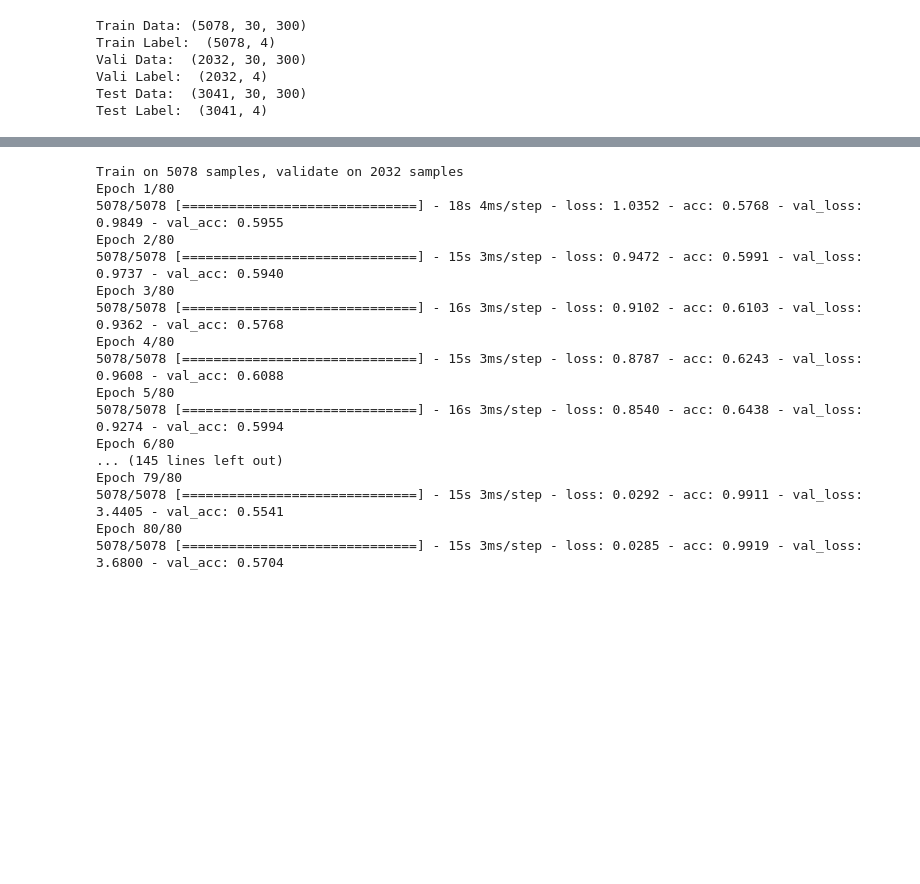
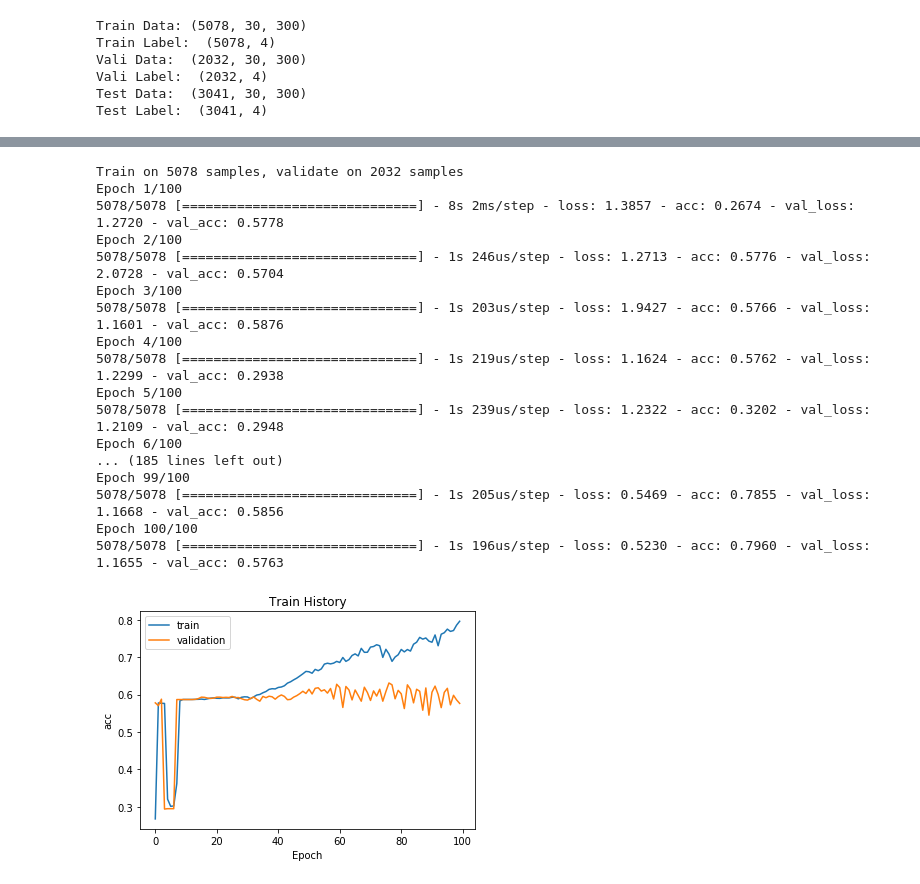
Before and after one commit to yanshuolee/ECG-AF-Detection, a Jupyter notebook: LSTM.ipynb, the cells around one changed output, grey strips where cells are left out. Drawn from its saved outputs; the diff is of its cells as text; code cells hidden in the pictures; blank space fills up the shorter version.

```diff
--- a/LSTM.ipynb
+++ b/LSTM.ipynb
@@ -39,16 +43,14 @@ Test Data:  (3041, 30, 300)
 Test Label:  (3041, 4)
 # %%
 model = Sequential()
-#model.add(Masking(mask_value=0., input_shape = (30, 300)))
-model.add(Bidirectional(LSTM(32, return_sequences=True), input_shape = (30, 300)))
-#model.add(LSTM(75, return_sequences=True))
-#model.add(Dropout(0.2))
-#model.add(LSTM(37, return_sequences=True))
-#model.add(LSTM(40, return_sequences=True))
-#model.add(LSTM(32, return_sequences=True))
-model.add(Bidirectional(LSTM(32, return_sequences=True)))
-model.add(Bidirectional(LSTM(32)))
-model.add(Dense(10, activation="relu"))
+model.add(LSTM(32, return_sequences=True, input_shape = (timestep, seq)))
+model.add(LSTM(64, return_sequences=True))
+model.add(Dropout(0.2))
+model.add(LSTM(128, return_sequences=True))
+model.add(Dropout(0.2))
+model.add(LSTM(256))
+model.add(Dropout(0.5))
+model.add(Dense(32))
 model.add(Dense(4, activation="softmax"))
 
 print(model.summary())
@@ -72,31 +73,54 @@ Non-trainable params: 0
 _________________________________________________________________
 None
 # %%
-model.compile(optimizer ='rmsprop', loss = "categorical_crossentropy", metrics=['accuracy'])
+adam = Adam(lr = 0.005)
+model.compile(optimizer =adam, loss = "categorical_crossentropy", metrics=['accuracy'])
 # graph = TensorBoard()
 train_history = model.fit(x = trainData,
                           y = trainLabel,
-                          epochs=80,
+                          epochs=100,
                           validation_data=(validationData, validationLabel),
                           #callbacks=[graph],
-                          batch_size=100,
+                          batch_size=9000,
                           #shuffle=False,
                           )
 # %% [output]
 Train on 5078 samples, validate on 2032 samples
-Epoch 1/80
-5078/5078 [==============================] - 18s 4ms/step - loss: 1.0352 - acc: 0.5768 - val_loss: 0.9849 - val_acc: 0.5955
-Epoch 2/80
-5078/5078 [==============================] - 15s 3ms/step - loss: 0.9472 - acc: 0.5991 - val_loss: 0.9737 - val_acc: 0.5940
-Epoch 3/80
-5078/5078 [==============================] - 16s 3ms/step - loss: 0.9102 - acc: 0.6103 - val_loss: 0.9362 - val_acc: 0.5768
-Epoch 4/80
-5078/5078 [==============================] - 15s 3ms/step - loss: 0.8787 - acc: 0.6243 - val_loss: 0.9608 - val_acc: 0.6088
-Epoch 5/80
-5078/5078 [==============================] - 16s 3ms/step - loss: 0.8540 - acc: 0.6438 - val_loss: 0.9274 - val_acc: 0.5994
-Epoch 6/80
-... (145 lines left out)
-Epoch 79/80
-5078/5078 [==============================] - 15s 3ms/step - loss: 0.0292 - acc: 0.9911 - val_loss: 3.4405 - val_acc: 0.5541
-Epoch 80/80
-5078/5078 [==============================] - 15s 3ms/step - loss: 0.0285 - acc: 0.9919 - val_loss: 3.6800 - val_acc: 0.5704
+Epoch 1/100
+5078/5078 [==============================] - 8s 2ms/step - loss: 1.3857 - acc: 0.2674 - val_loss: 1.2720 - val_acc: 0.5778
+Epoch 2/100
+5078/5078 [==============================] - 1s 246us/step - loss: 1.2713 - acc: 0.5776 - val_loss: 2.0728 - val_acc: 0.5704
+Epoch 3/100
+5078/5078 [==============================] - 1s 203us/step - loss: 1.9427 - acc: 0.5766 - val_loss: 1.1601 - val_acc: 0.5876
+Epoch 4/100
+5078/5078 [==============================] - 1s 219us/step - loss: 1.1624 - acc: 0.5762 - val_loss: 1.2299 - val_acc: 0.2938
+Epoch 5/100
+5078/5078 [==============================] - 1s 239us/step - loss: 1.2322 - acc: 0.3202 - val_loss: 1.2109 - val_acc: 0.2948
+Epoch 6/100
+... (185 lines left out)
+Epoch 99/100
+5078/5078 [==============================] - 1s 205us/step - loss: 0.5469 - acc: 0.7855 - val_loss: 1.1668 - val_acc: 0.5856
+Epoch 100/100
+5078/5078 [==============================] - 1s 196us/step - loss: 0.5230 - acc: 0.7960 - val_loss: 1.1655 - val_acc: 0.5763
+# %%
+import pylab as plt
+def history_display(hist, train, validation):
+    plt.plot(hist.history[train])
+    plt.plot(hist.history[validation])
+    plt.title('Train History')
+    plt.ylabel(train)
+    plt.xlabel('Epoch')
+    plt.legend(['train', 'validation'], loc='upper left')
+    plt.show
+
+def show_plot(flag, hist):
+    if flag == 'acc':
+        history_display(hist, 'acc', 'val_acc')
+    elif flag == 'loss':
+        history_display(hist, 'loss', 'val_loss')
+    else:
+        print('Invalid!')
+# %%
+show_plot('acc', train_history)
+# %% [output]
+[figure, added]
```
Also changed, not shown: parts of 3 cells of this notebook, 3 other files.
